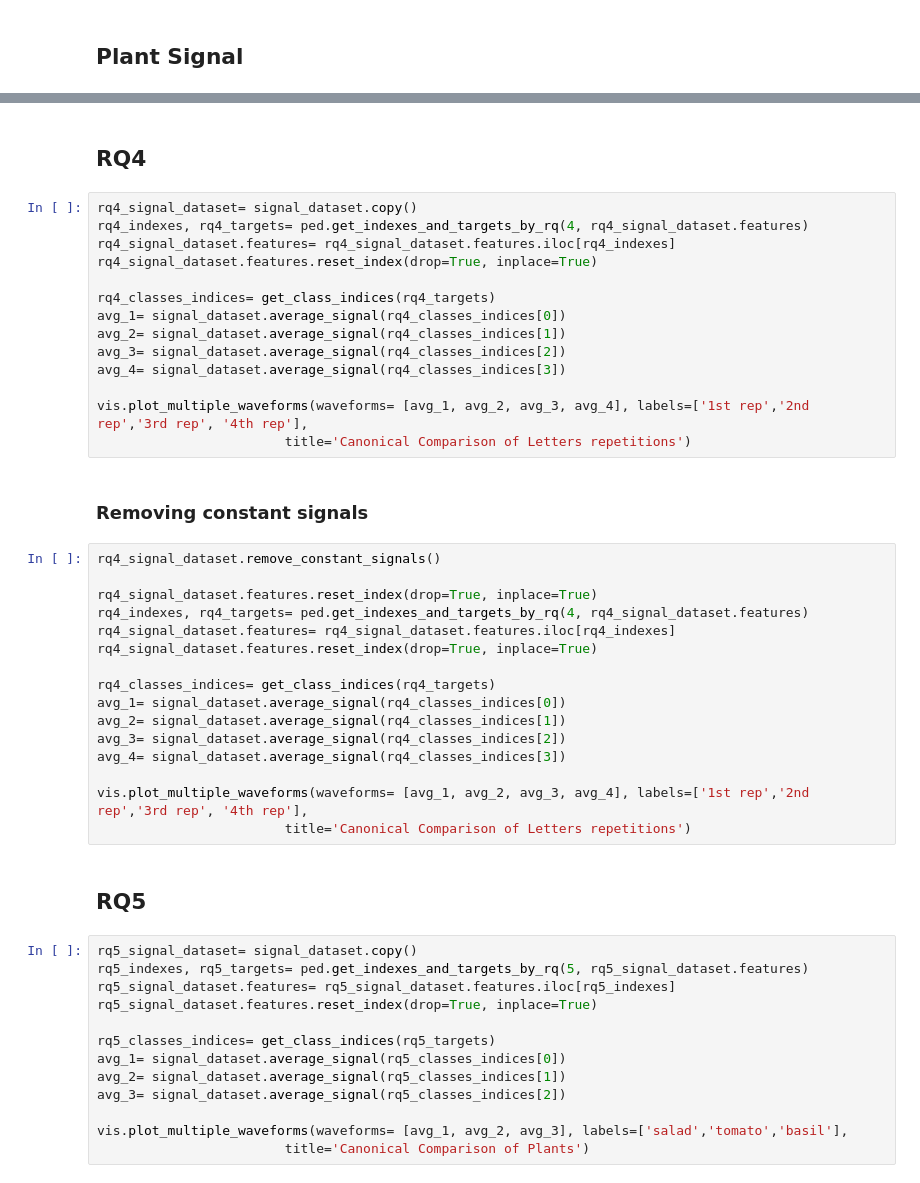
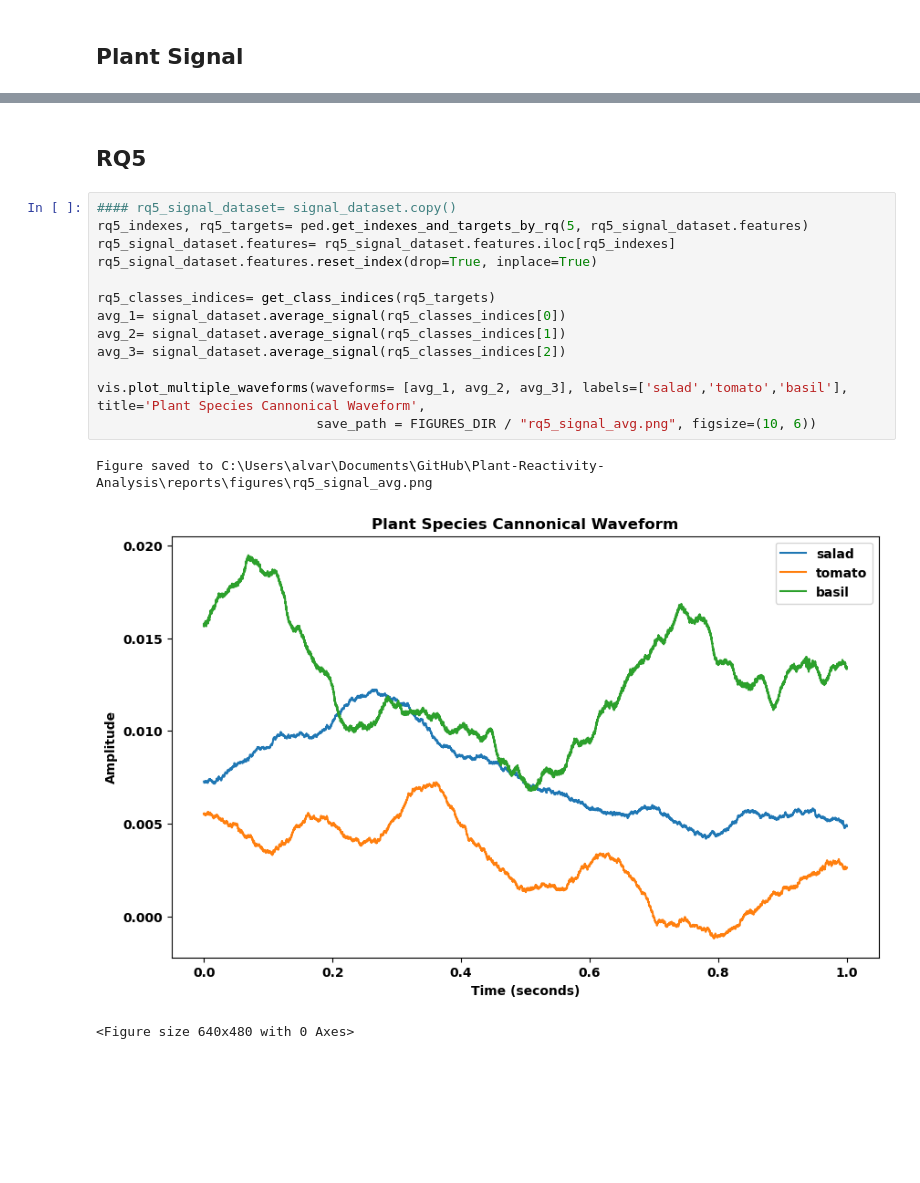
Before and after one commit to alvaro-francisco-gil/plant-reactivity-analysis, a Jupyter notebook: notebooks/old/canonical_signal_1s.ipynb, the cells around one changed output, grey strips where cells are left out. Drawn from its saved outputs; the diff is of its cells as text; blank space fills up the shorter version.

```diff
--- a/notebooks/old/canonical_signal_1s.ipynb
+++ b/notebooks/old/canonical_signal_1s.ipynb
@@ -124,49 +49,19 @@ vis.plot_multiple_waveforms(waveforms= [avg_1_2, avg_3_4, avg_5_6, avg_7_8], lab
-# %% [markdown]
-## RQ4
-# %%
-rq4_signal_dataset= signal_dataset.copy()
-rq4_indexes, rq4_targets= ped.get_indexes_and_targets_by_rq(4, rq4_signal_dataset.features)
-rq4_signal_dataset.features= rq4_signal_dataset.features.iloc[rq4_indexes]
-rq4_signal_dataset.features.reset_index(drop=True, inplace=True)
-
-rq4_classes_indices= get_class_indices(rq4_targets)
-avg_1= signal_dataset.average_signal(rq4_classes_indices[0])
-avg_2= signal_dataset.average_signal(rq4_classes_indices[1])
-avg_3= signal_dataset.average_signal(rq4_classes_indices[2])
-avg_4= signal_dataset.average_signal(rq4_classes_indices[3])
-
-vis.plot_multiple_waveforms(waveforms= [avg_1, avg_2, avg_3, avg_4], labels=['1st rep','2nd rep','3rd rep', '4th rep'],
-                        title='Canonical Comparison of Letters repetitions')
-# %% [markdown]
-### Removing constant signals
-# %%
-rq4_signal_dataset.remove_constant_signals()
-
-rq4_signal_dataset.features.reset_index(drop=True, inplace=True)
-rq4_indexes, rq4_targets= ped.get_indexes_and_targets_by_rq(4, rq4_signal_dataset.features)
-rq4_signal_dataset.features= rq4_signal_dataset.features.iloc[rq4_indexes]
-rq4_signal_dataset.features.reset_index(drop=True, inplace=True)
-
-rq4_classes_indices= get_class_indices(rq4_targets)
-avg_1= signal_dataset.average_signal(rq4_classes_indices[0])
-avg_2= signal_dataset.average_signal(rq4_classes_indices[1])
-avg_3= signal_dataset.average_signal(rq4_classes_indices[2])
-avg_4= signal_dataset.average_signal(rq4_classes_indices[3])
-
-vis.plot_multiple_waveforms(waveforms= [avg_1, avg_2, avg_3, avg_4], labels=['1st rep','2nd rep','3rd rep', '4th rep'],
-                        title='Canonical Comparison of Letters repetitions')
 # %% [markdown]
 ## RQ5
 # %%
-rq5_signal_dataset= signal_dataset.copy()
+#### rq5_signal_dataset= signal_dataset.copy()
 rq5_indexes, rq5_targets= ped.get_indexes_and_targets_by_rq(5, rq5_signal_dataset.features)
 rq5_signal_dataset.features= rq5_signal_dataset.features.iloc[rq5_indexes]
 rq5_signal_dataset.features.reset_index(drop=True, inplace=True)
 
 rq5_classes_indices= get_class_indices(rq5_targets)
 avg_1= signal_dataset.average_signal(rq5_classes_indices[0])
 avg_2= signal_dataset.average_signal(rq5_classes_indices[1])
 avg_3= signal_dataset.average_signal(rq5_classes_indices[2])
 
-vis.plot_multiple_waveforms(waveforms= [avg_1, avg_2, avg_3], labels=['salad','tomato','basil'],
-                        title='Canonical Comparison of Plants')
+vis.plot_multiple_waveforms(waveforms= [avg_1, avg_2, avg_3], labels=['salad','tomato','basil'], title='Plant Species Cannonical Waveform',
+                            save_path = FIGURES_DIR / "rq5_signal_avg.png", figsize=(10, 6))
+# %% [output]
+Figure saved to C:\Users\alvar\Documents\GitHub\Plant-Reactivity-Analysis\reports\figures\rq5_signal_avg.png
+[figure, added]
+<Figure size 640x480 with 0 Axes>
```
Also changed, not shown: parts of 27 cells of this notebook, 27 other files.
